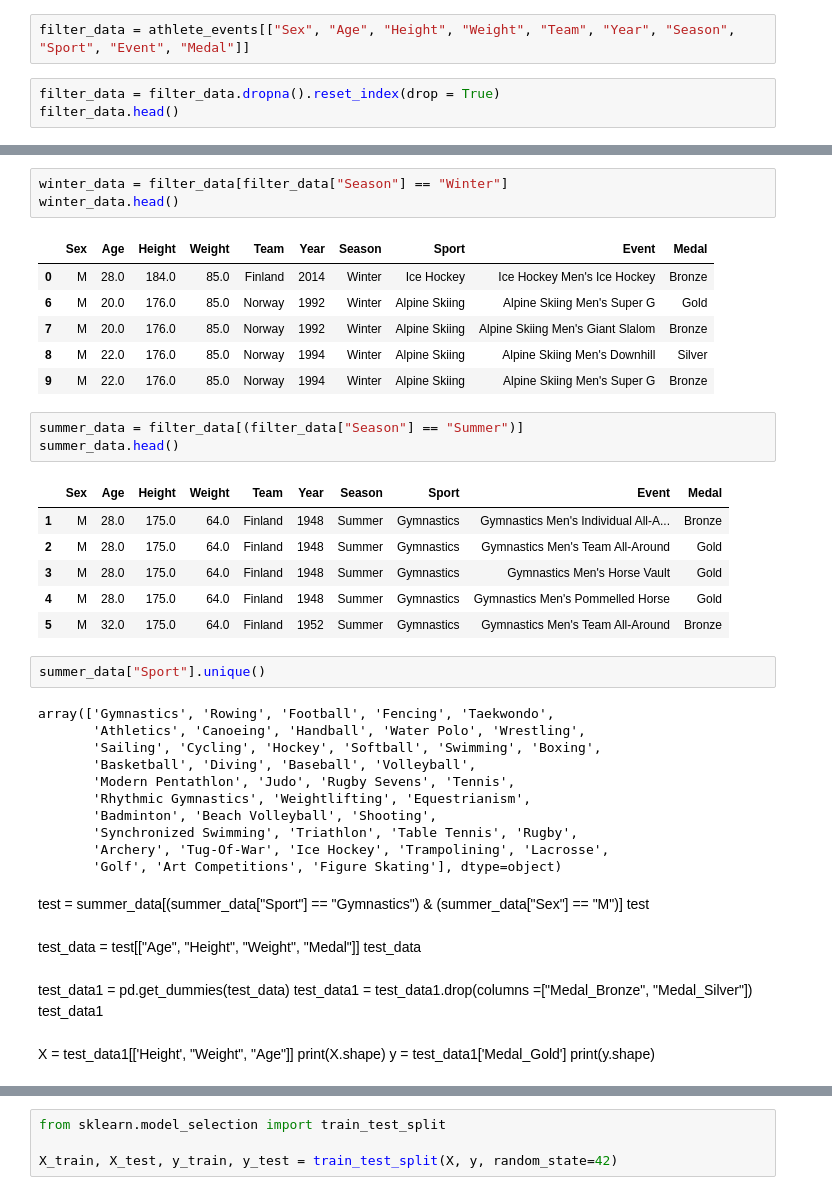
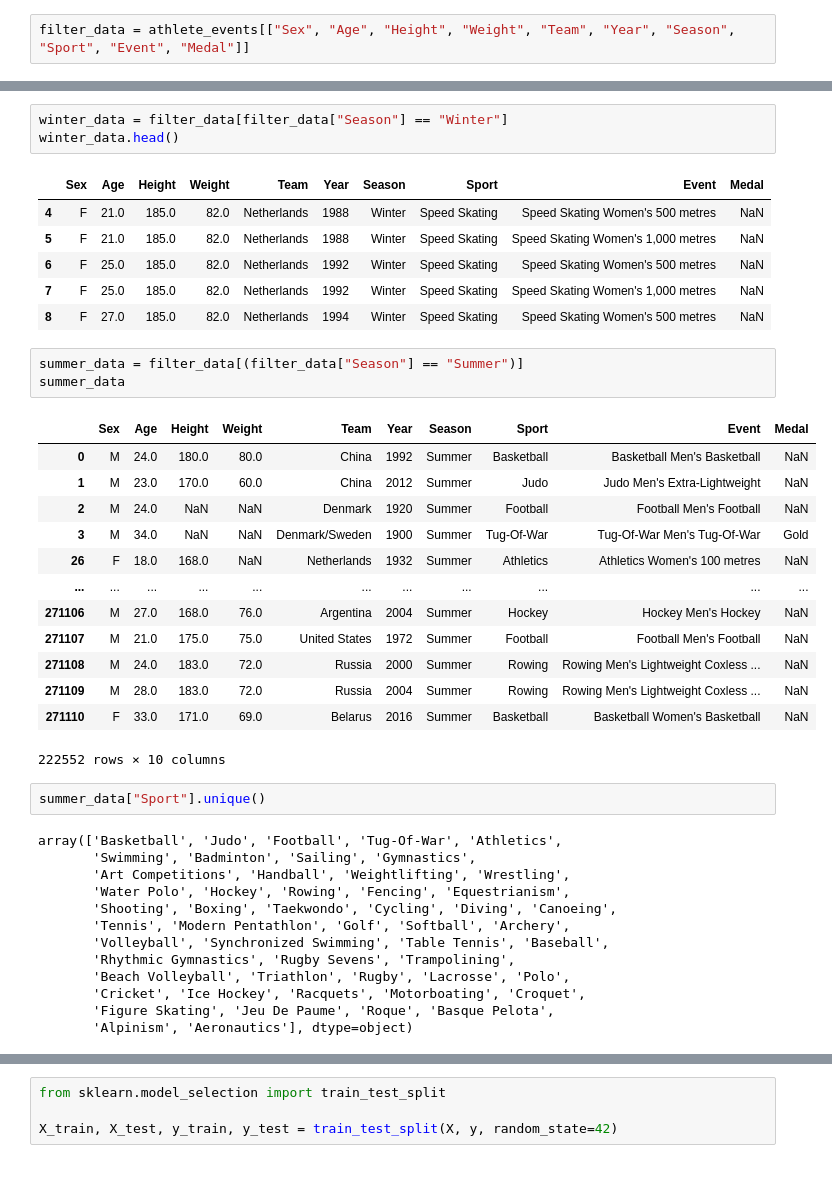
Before and after one commit to diannejardinez/Olympic_Data_machine_learning, a Jupyter notebook: olympic medalists.ipynb, the cells around one changed output, grey strips where cells are left out. Saved outputs shown, nothing was run; the diff lists cells and outputs as text.

```diff
--- a/olympic medalists.ipynb
+++ b/olympic medalists.ipynb
@@ -15,6 +15,3 @@ athlete_events.head()
 | 4 | 5 | Christine Jacoba Aaftink | F | 21.0 | 185.0 | 82.0 | Netherlands | NED | 1988 Winter | 1988 | Winter | ... |
 # %%
 filter_data = athlete_events[["Sex", "Age", "Height", "Weight", "Team", "Year", "Season", "Sport", "Event", "Medal"]]
-# %%
-filter_data = filter_data.dropna().reset_index(drop = True)
-filter_data.head()
@@ -30,46 +29,40 @@ winter_data = filter_data[filter_data["Season"] == "Winter"]
 winter_data.head()
 # %% [output]
 |  | Sex | Age | Height | Weight | Team | Year | Season | Sport | Event | Medal |
-| 0 | M | 28.0 | 184.0 | 85.0 | Finland | 2014 | Winter | Ice Hockey | Ice Hockey Men's Ice Hockey | Bronze |
-| 6 | M | 20.0 | 176.0 | 85.0 | Norway | 1992 | Winter | Alpine Skiing | Alpine Skiing Men's Super G | Gold |
-| 7 | M | 20.0 | 176.0 | 85.0 | Norway | 1992 | Winter | Alpine Skiing | Alpine Skiing Men's Giant Slalom | Bronze |
-| 8 | M | 22.0 | 176.0 | 85.0 | Norway | 1994 | Winter | Alpine Skiing | Alpine Skiing Men's Downhill | Silver |
-| 9 | M | 22.0 | 176.0 | 85.0 | Norway | 1994 | Winter | Alpine Skiing | Alpine Skiing Men's Super G | Bronze |
+| 4 | F | 21.0 | 185.0 | 82.0 | Netherlands | 1988 | Winter | Speed Skating | Speed Skating Women's 500 metres | NaN |
+| 5 | F | 21.0 | 185.0 | 82.0 | Netherlands | 1988 | Winter | Speed Skating | Speed Skating Women's 1,000 metres | NaN |
+| 6 | F | 25.0 | 185.0 | 82.0 | Netherlands | 1992 | Winter | Speed Skating | Speed Skating Women's 500 metres | NaN |
+| 7 | F | 25.0 | 185.0 | 82.0 | Netherlands | 1992 | Winter | Speed Skating | Speed Skating Women's 1,000 metres | NaN |
+| 8 | F | 27.0 | 185.0 | 82.0 | Netherlands | 1994 | Winter | Speed Skating | Speed Skating Women's 500 metres | NaN |
 # %%
 summer_data = filter_data[(filter_data["Season"] == "Summer")]
-summer_data.head()
+summer_data
 # %% [output]
 |  | Sex | Age | Height | Weight | Team | Year | Season | Sport | Event | Medal |
-| 1 | M | 28.0 | 175.0 | 64.0 | Finland | 1948 | Summer | Gymnastics | Gymnastics Men's Individual All-A... | Bronze |
-| 2 | M | 28.0 | 175.0 | 64.0 | Finland | 1948 | Summer | Gymnastics | Gymnastics Men's Team All-Around | Gold |
-| 3 | M | 28.0 | 175.0 | 64.0 | Finland | 1948 | Summer | Gymnastics | Gymnastics Men's Horse Vault | Gold |
-| 4 | M | 28.0 | 175.0 | 64.0 | Finland | 1948 | Summer | Gymnastics | Gymnastics Men's Pommelled Horse | Gold |
-| 5 | M | 32.0 | 175.0 | 64.0 | Finland | 1952 | Summer | Gymnastics | Gymnastics Men's Team All-Around | Bronze |
+| 0 | M | 24.0 | 180.0 | 80.0 | China | 1992 | Summer | Basketball | Basketball Men's Basketball | NaN |
+| 1 | M | 23.0 | 170.0 | 60.0 | China | 2012 | Summer | Judo | Judo Men's Extra-Lightweight | NaN |
+| 2 | M | 24.0 | NaN | NaN | Denmark | 1920 | Summer | Football | Football Men's Football | NaN |
+| 3 | M | 34.0 | NaN | NaN | Denmark/Sweden | 1900 | Summer | Tug-Of-War | Tug-Of-War Men's Tug-Of-War | Gold |
+| 26 | F | 18.0 | 168.0 | NaN | Netherlands | 1932 | Summer | Athletics | Athletics Women's 100 metres | NaN |
+| ... | ... | ... | ... | ... | ... | ... | ... | ... | ... | ... |
+| 271106 | M | 27.0 | 168.0 | 76.0 | Argentina | 2004 | Summer | Hockey | Hockey Men's Hockey | NaN |
+| 271107 | M | 21.0 | 175.0 | 75.0 | United States | 1972 | Summer | Football | Football Men's Football | NaN |
+| 271108 | M | 24.0 | 183.0 | 72.0 | Russia | 2000 | Summer | Rowing | Rowing Men's Lightweight Coxless ... | NaN |
+| 271109 | M | 28.0 | 183.0 | 72.0 | Russia | 2004 | Summer | Rowing | Rowing Men's Lightweight Coxless ... | NaN |
+| 271110 | F | 33.0 | 171.0 | 69.0 | Belarus | 2016 | Summer | Basketball | Basketball Women's Basketball | NaN |
+222552 rows × 10 columns
 # %%
 summer_data["Sport"].unique()
 # %% [output]
-array(['Gymnastics', 'Rowing', 'Football', 'Fencing', 'Taekwondo',
-       'Athletics', 'Canoeing', 'Handball', 'Water Polo', 'Wrestling',
-       'Sailing', 'Cycling', 'Hockey', 'Softball', 'Swimming', 'Boxing',
-       'Basketball', 'Diving', 'Baseball', 'Volleyball',
-       'Modern Pentathlon', 'Judo', 'Rugby Sevens', 'Tennis',
-       'Rhythmic Gymnastics', 'Weightlifting', 'Equestrianism',
-       'Badminton', 'Beach Volleyball', 'Shooting',
-       'Synchronized Swimming', 'Triathlon', 'Table Tennis', 'Rugby',
-       'Archery', 'Tug-Of-War', 'Ice Hockey', 'Trampolining', 'Lacrosse',
-       'Golf', 'Art Competitions', 'Figure Skating'], dtype=object)
+array(['Basketball', 'Judo', 'Football', 'Tug-Of-War', 'Athletics',
+       'Swimming', 'Badminton', 'Sailing', 'Gymnastics',
+       'Art Competitions', 'Handball', 'Weightlifting', 'Wrestling',
+       'Water Polo', 'Hockey', 'Rowing', 'Fencing', 'Equestrianism',
+       'Shooting', 'Boxing', 'Taekwondo', 'Cycling', 'Diving', 'Canoeing',
+       'Tennis', 'Modern Pentathlon', 'Golf', 'Softball', 'Archery',
+       'Volleyball', 'Synchronized Swimming', 'Table Tennis', 'Baseball',
+       'Rhythmic Gymnastics', 'Rugby Sevens', 'Trampolining',
+       'Beach Volleyball', 'Triathlon', 'Rugby', 'Lacrosse', 'Polo',
+       'Cricket', 'Ice Hockey', 'Racquets', 'Motorboating', 'Croquet',
+       'Figure Skating', 'Jeu De Paume', 'Roque', 'Basque Pelota',
+       'Alpinism', 'Aeronautics'], dtype=object)
-# %% [markdown]
-test = summer_data[(summer_data["Sport"] == "Gymnastics") & (summer_data["Sex"] == "M")]
-test
-# %% [markdown]
-test_data = test[["Age", "Height", "Weight", "Medal"]]
-test_data
-# %% [markdown]
-test_data1 = pd.get_dummies(test_data)
-test_data1 = test_data1.drop(columns =["Medal_Bronze", "Medal_Silver"])
-test_data1
-# %% [markdown]
-X = test_data1[['Height', "Weight", "Age"]]
-print(X.shape)
-y = test_data1['Medal_Gold']
-print(y.shape)
```
Also changed, not shown: parts of 35 cells of this notebook.
